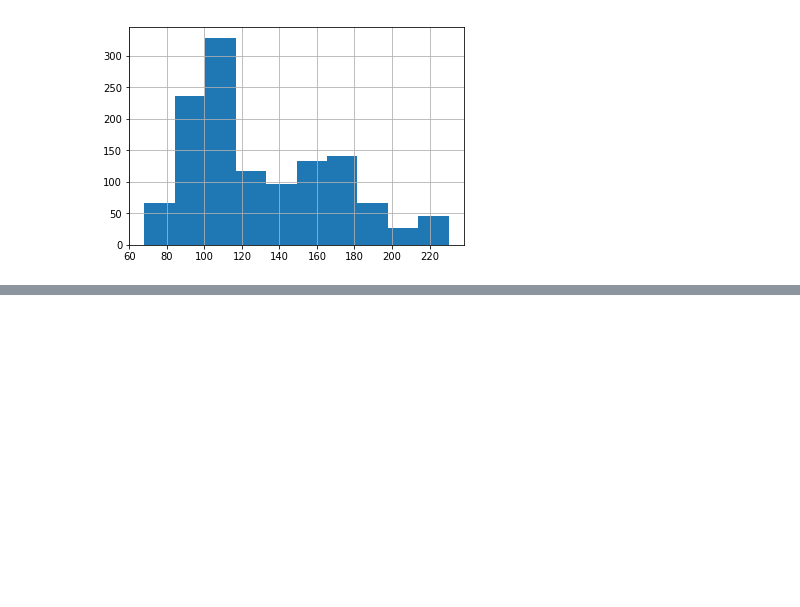
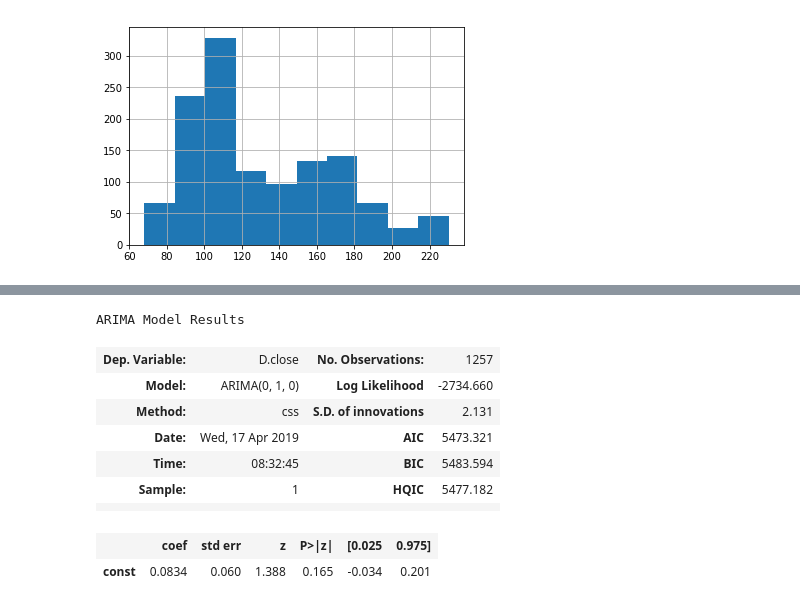
Before and after one commit to Isaaclin007/AutoAlpha, a Jupyter notebook: DataMod.ipynb, the cells around one changed output, grey strips where cells are left out. Drawn from its saved outputs; the diff is of its cells as text; code cells hidden in the pictures; blank space fills up the shorter version.

```diff
--- a/DataMod.ipynb
+++ b/DataMod.ipynb
@@ -109,0 +102,13 @@ predicted_df.plot()
+# %%
+model_fit.summary()
+# %% [output]
+ARIMA Model Results
+| Dep. Variable: | D.close | No. Observations: | 1257 |
+| Model: | ARIMA(0, 1, 0) | Log Likelihood | -2734.660 |
+| Method: | css | S.D. of innovations | 2.131 |
+| Date: | Wed, 17 Apr 2019 | AIC | 5473.321 |
+| Time: | 08:32:45 | BIC | 5483.594 |
+| Sample: | 1 | HQIC | 5477.182 |
+|  |  |  |  |
+|  | coef | std err | z | P>|z| | [0.025 | 0.975] |
+| const | 0.0834 | 0.060 | 1.388 | 0.165 | -0.034 | 0.201 |
```
Also changed, not shown: parts of 4 cells of this notebook.
